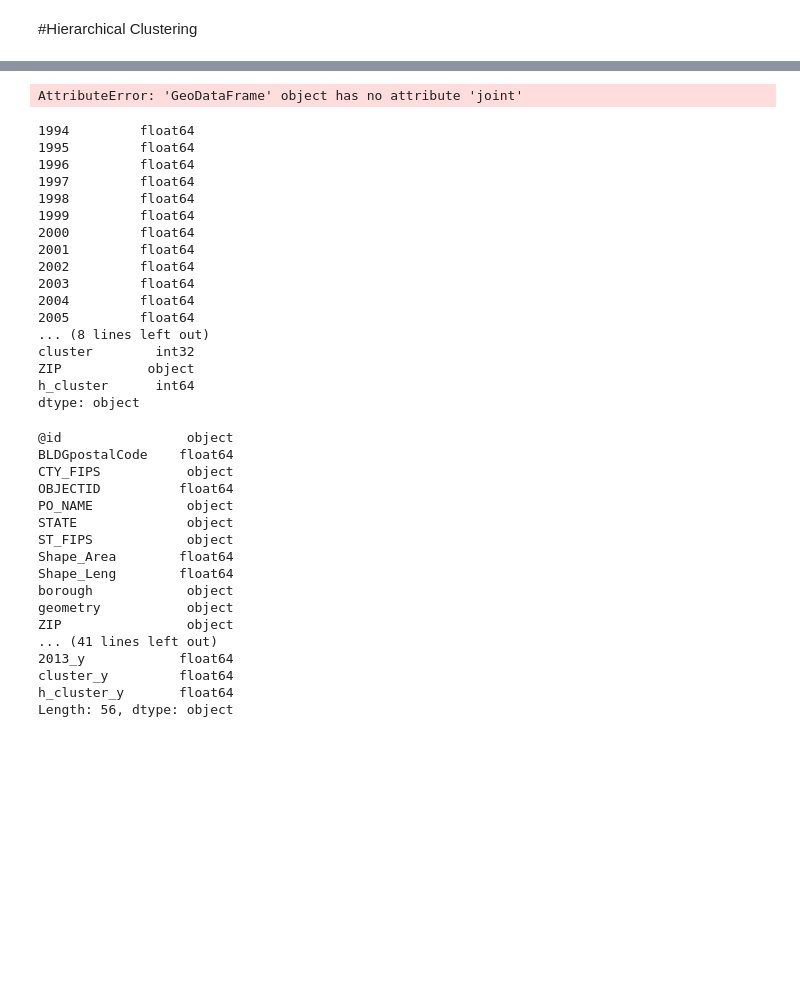
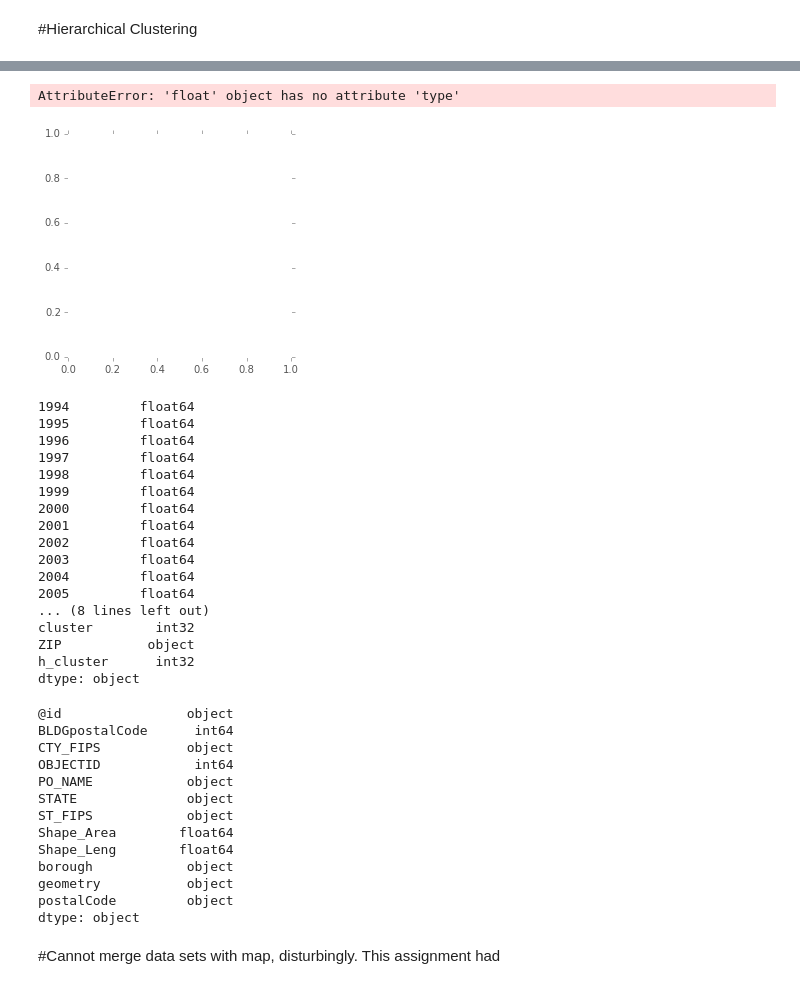
Before and after one commit to jjhall77/PUI2015_jjhall, a Jupyter notebook: HW10/HW10_instructions.ipynb, the cells around one changed output, grey strips where cells are left out. Cells and saved outputs as stored; diff of their text form; code cells hidden in the pictures; blank space fills up the shorter version.

```diff
--- a/HW10/HW10_instructions.ipynb
+++ b/HW10/HW10_instructions.ipynb
@@ -244,13 +238,13 @@ k_clusters = data[['ZIP','h_cluster']]
 maps = gp.read_file('nyc-zip-code-tabulation-areas-polygons.geojson')
 data.ZIP = str(data.ZIP)
 #maps.plot()
-# %%
-maps = maps.set_index('postalCode')
-data = data.set_index('ZIP')
-# %%
-all_data = maps.join(data)
-# %% [output]
-AttributeError: 'GeoDataFrame' object has no attribute 'joint'
+# %%
+maps = maps.merge(data, how = 'right',left_on = 'postalCode', right_on = 'ZIP')
+# %%
+maps.plot()
+# %% [output]
+AttributeError: 'float' object has no attribute 'type'
+[figure, added]
 # %%
 data.dtypes
 # %% [output]
@@ -269,15 +263,15 @@ data.dtypes
 ... (8 lines left out)
 cluster        int32
 ZIP           object
-h_cluster      int64
+h_cluster      int32
 dtype: object
 # %%
 maps.dtypes
 # %% [output]
 @id                object
-BLDGpostalCode    float64
+BLDGpostalCode      int64
 CTY_FIPS           object
-OBJECTID          float64
+OBJECTID            int64
 PO_NAME            object
 STATE              object
 ST_FIPS            object
@@ -285,9 +279,7 @@ Shape_Area        float64
 Shape_Leng        float64
 borough            object
 geometry           object
-ZIP                object
-... (41 lines left out)
-2013_y            float64
-cluster_y         float64
-h_cluster_y       float64
-Length: 56, dtype: object
+postalCode         object
+dtype: object
+# %% [markdown]
+#Cannot merge data sets with map, disturbingly. This assignment had
```
Also changed, not shown: parts of 7 cells of this notebook.
